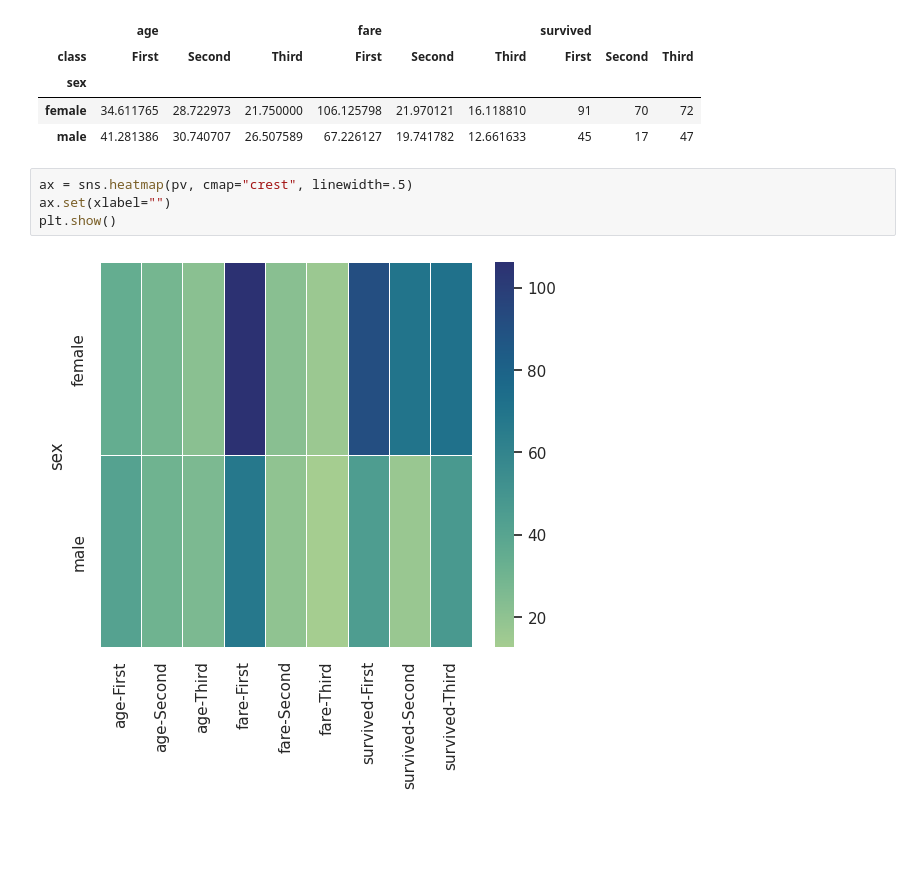
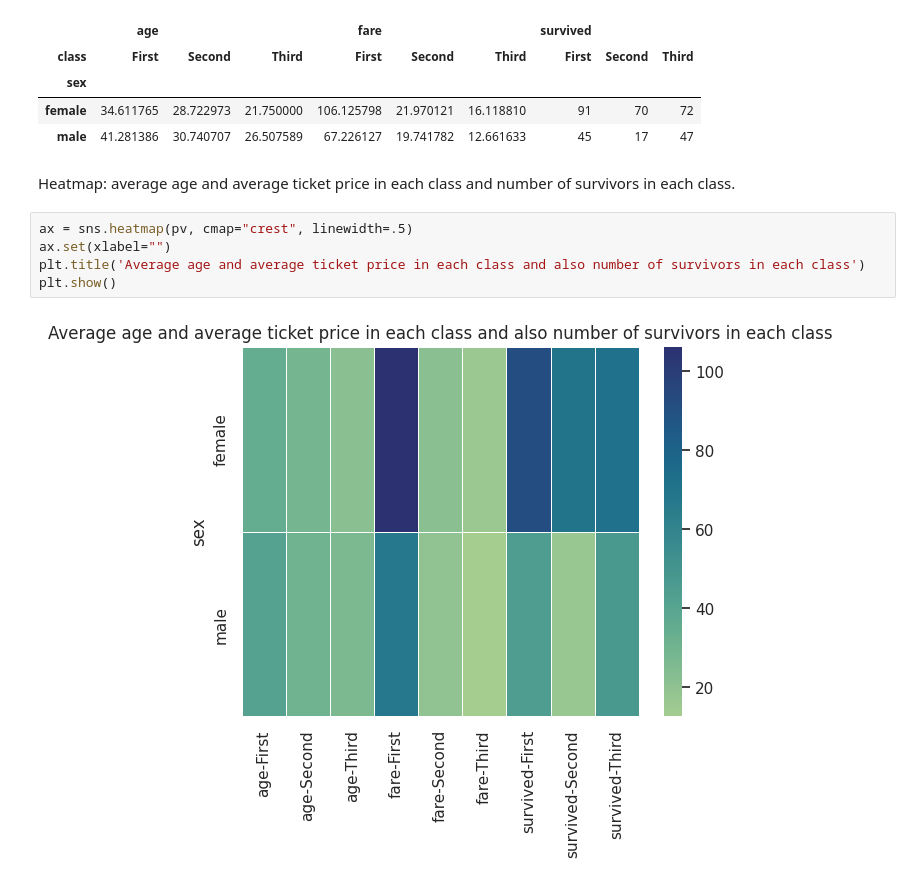
Before and after one commit to IzaLech/MyProjects, a Jupyter notebook: Data_Analysis_Pandas+Seaborn_Titanic.ipynb, the cells around one changed output. Drawn from its saved outputs; the diff is of its cells as text; blank space fills up the shorter version.

```diff
--- a/Data_Analysis_Pandas+Seaborn_Titanic.ipynb
+++ b/Data_Analysis_Pandas+Seaborn_Titanic.ipynb
@@ -412,12 +441,15 @@ pv
 | sex |  |  |  |  |  |  |  |  |  |
 | female | 34.611765 | 28.722973 | 21.750000 | 106.125798 | 21.970121 | 16.118810 | 91 | 70 | 72 |
 | male | 41.281386 | 30.740707 | 26.507589 | 67.226127 | 19.741782 | 12.661633 | 45 | 17 | 47 |
+# %% [markdown]
+Heatmap: average age and  average ticket price in each class and number of survivors in each class.
 # %%
 ax = sns.heatmap(pv, cmap="crest", linewidth=.5)
 ax.set(xlabel="")
+plt.title('Average age and average ticket price in each class and also number of survivors in each class')
 plt.show()
 # %% [output]
-[figure, old version]
+[figure, new version]
 # %% [markdown]
 
 
```
Also changed, not shown: parts of 23 cells of this notebook.
